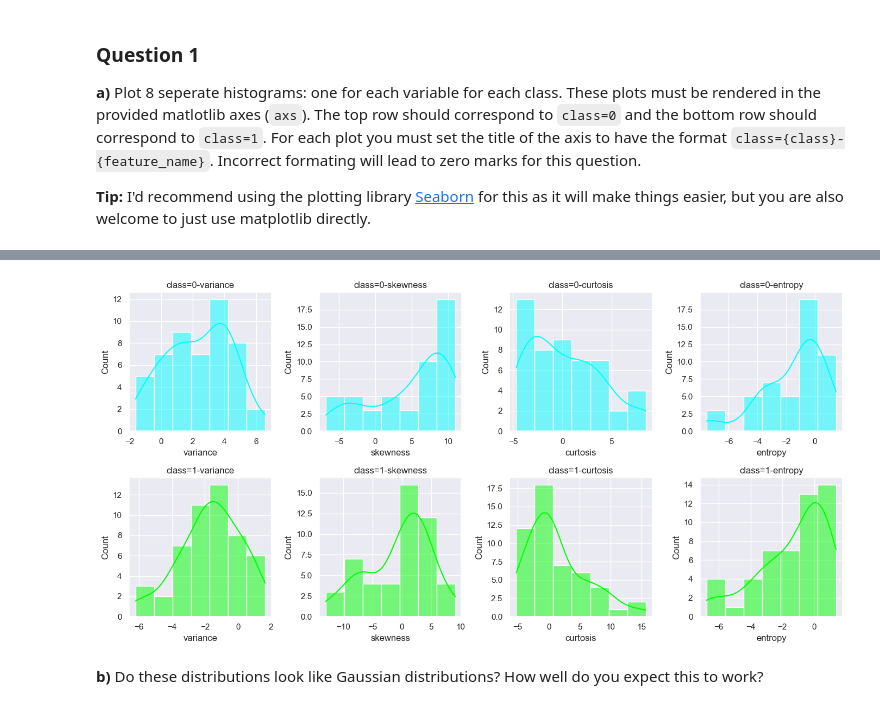
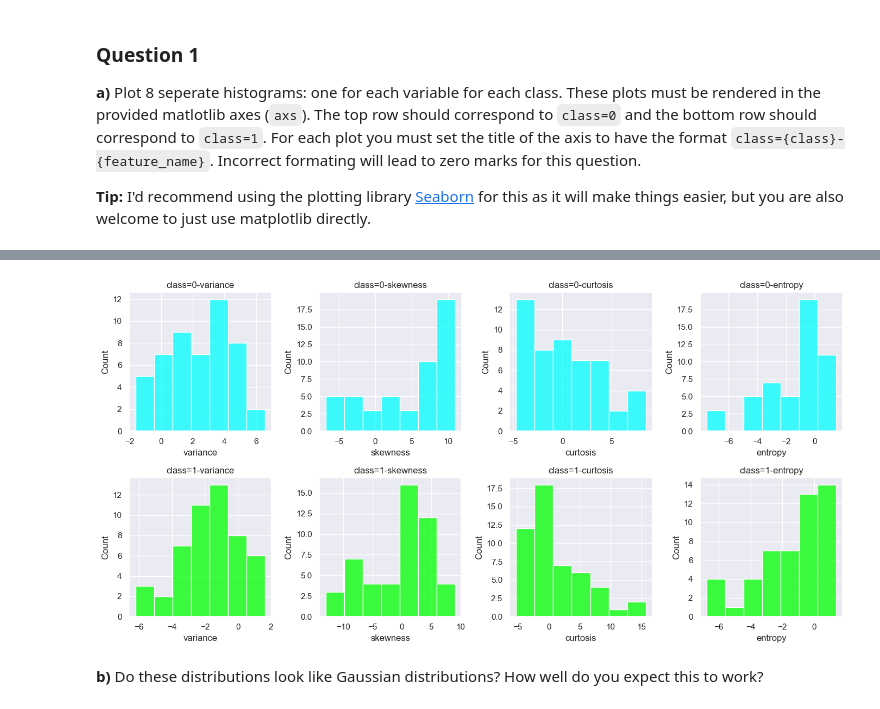
Before and after one commit to TakudzwaT/learnin, a Jupyter notebook: ML Lab 1.2 - Naive Bayes Pt 2.ipynb, the cells around one changed output, grey strips where cells are left out. Cells and saved outputs as stored; diff of their text form; code cells hidden in the pictures.

```diff
--- a/ML Lab 1.2 - Naive Bayes Pt 2.ipynb
+++ b/ML Lab 1.2 - Naive Bayes Pt 2.ipynb
@@ -330,28 +330,21 @@ Requirement already satisfied: pytz>=2020.1 in c:\program files\arcgis\pro\bin\p
 Requirement already satisfied: tzdata>=2022.1 in c:\program files\arcgis\pro\bin\python\envs\arcgispro-py3\lib\site-packages (from pandas>=1.2->seaborn) (2025.1)
 Requirement already satisfied: six>=1.5 in c:\program files\arcgis\pro\bin\python\envs\arcgispro-py3\lib\site-packages (from python-dateutil>=2.7->matplotlib!=3.6.1,>=3.4->seaborn) (1.16.0)
 # %%
-
-
-# List of feature names (assuming last column is 'class')
-features = bank_df.columns[:-1]  # All columns except the last one ('class')
+features = bank_df.columns[:-1]
 
 fig, axs = plt.subplots(2, 4, figsize=(14, 7))  # Don't remove
-axs = axs.flatten()  # Flatten the 2D array of axes for easier indexing
+axs = axs.flatten()
 
-# Loop through each feature and create histograms for both classes
 for idx, feature in enumerate(features):
-    # Plot histogram for class=0 in the top row
-    sns.histplot(bank_df[bank_df['class'] == 0], x=feature, kde=True, ax=axs[idx], color='cyan')
+    sns.histplot(bank_df[bank_df['class'] == 0], x=feature, kde=False, ax=axs[idx], color='cyan')
     axs[idx].set_title(f'class=0-{feature}')
 
-    # Plot histogram for class=1 in the bottom row (second set of axes)
-    sns.histplot(bank_df[bank_df['class'] == 1], x=feature, kde=True, ax=axs[idx+4], color='lime')
+    sns.histplot(bank_df[bank_df['class'] == 1], x=feature, kde=False, ax=axs[idx+4], color='lime')
     axs[idx+4].set_title(f'class=1-{feature}')
 
-# Adjust layout to prevent overlap
 fig.tight_layout()  # Don't remove
 # %% [output]
-[figure, old version]
+[figure, new version]
 # %% [markdown]
 **b)** Do these distributions look like Gaussian distributions? How well do you expect this to work?
 # %% [markdown]
```
Also changed, not shown: parts of 14 cells of this notebook.
